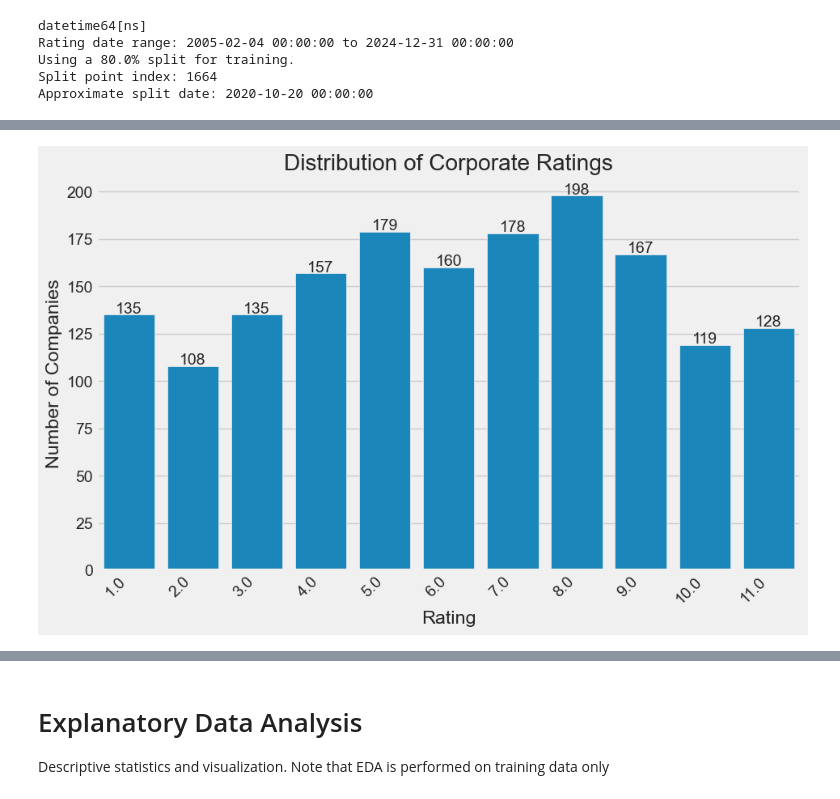
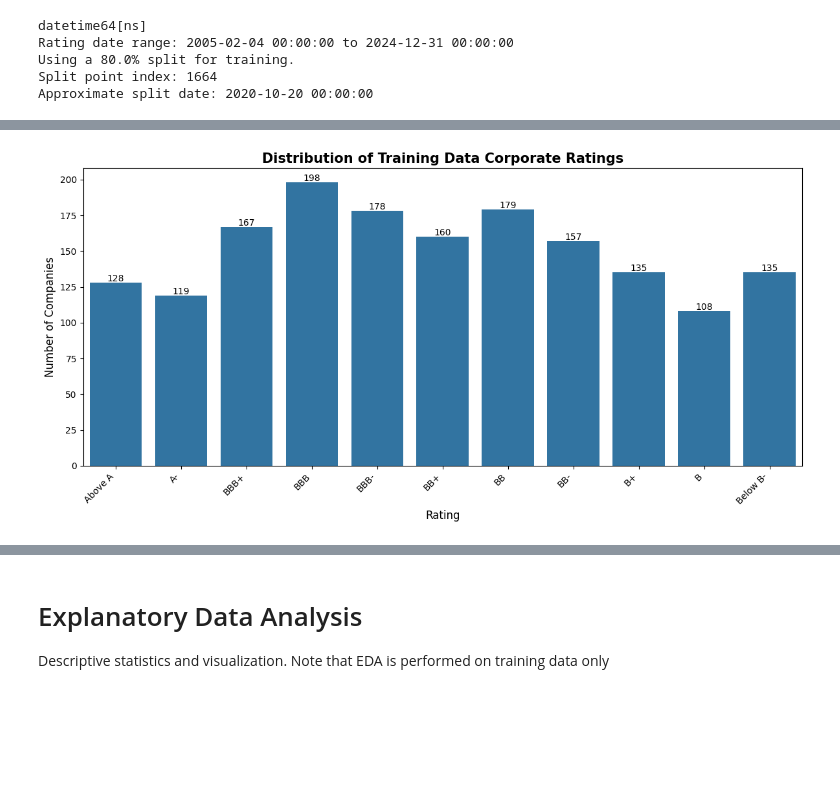
Before and after one commit to hannahchoi05/predicting-corporate-credit-ratings-using-ml-models, a Jupyter notebook: PrepareData.ipynb, the cells around one changed output, grey strips where cells are left out. Saved outputs shown, nothing was run; the diff lists cells and outputs as text; code cells hidden in the pictures; blank space fills up the shorter version.

```diff
--- a/PrepareData.ipynb
+++ b/PrepareData.ipynb
@@ -167,12 +227,14 @@ df_categorical = df_clean_copy[categorical_list]
 numerical_scaled = StandardScaler().fit_transform(df_numerical)
 
 sel = VarianceThreshold(threshold=0.01)
-sel.fit(numerical_scaled)
-selected_numerical_cols = sel.get_feature_names_out(df_numerical.columns)
+df_numerical_filtered = sel.fit_transform(df_numerical)
+selected_cols = sel.get_feature_names_out(df_numerical.columns)
+
+numerical_scaled = StandardScaler().fit_transform(df_numerical_filtered)
 
 df_scaled_numerical = pd.DataFrame(
-    numerical_scaled[:, sel.get_support()],
-    columns=selected_numerical_cols,
+    numerical_scaled,
+    columns=selected_cols,
     index=df_numerical.index
 )
 
@@ -315,35 +376,40 @@ Shape of testing target (y_test): (290,)
 2925646     8.0
 Name: Rating_Ordinal, dtype: float64
 # %%
-import seaborn as sns
-import matplotlib.pyplot as plt
 
-# Set a style for the plots
-sns.set_style("whitegrid")
-plt.style.use('fivethirtyeight')
+# Mapping numeric → merged label
+rating_group_map = {
+    11: 'Above A', 10: 'A-', 9: 'BBB+', 8: 'BBB', 7: 'BBB-',
+    6: 'BB+', 5: 'BB', 4: 'BB-', 3: 'B+', 2: 'B', 1: 'Below B-'
+}
+
+# Convert y_train to category labels
+rating_labels = y_train.map(rating_group_map)
 
 merged_rating_order = [
-    'Above A', 'A-', 'BBB+', 'BBB', 'BBB-',
-    'BB+', 'BB', 'BB-', 'B+', 'B', 'Below B-'
+    'Above A','A-','BBB+','BBB','BBB-',
+    'BB+','BB','BB-','B+','B','Below B-'
 ]
-plt.figure(figsize=(10, 6))
-# Using df_clean for plotting
-ax = sns.countplot(x='Rating_Ordinal', data=df_train)
-plt.title('Distribution of Corporate Ratings')
-plt.xlabel('Rating')
-plt.ylabel('Number of Companies')
 
-# Add counts above each bar
-for p in ax.patches:
-    ax.annotate(f'{int(p.get_height())}', (p.get_x() + p.get_width() / 2., p.get_height()),
-                ha='center', va='center', xytext=(0, 5), textcoords='offset points')
+rating_counts = rating_labels.value_counts().reindex(merged_rating_order, fill_value=0)
 
-# Rotate x-axis labels
+# Plot
+plt.figure(figsize=(12, 6))
+ax = sns.barplot(x=rating_counts.index, y=rating_counts.values)
+
+plt.title('Distribution of Training Data Corporate Ratings', fontsize=15, weight='bold')
+plt.xlabel('Rating', fontsize=12)
+plt.ylabel('Number of Companies', fontsize=12)
+
+# Add labels
+for i, v in enumerate(rating_counts.values):
+    ax.text(i, v + 1, str(v), ha='center')
+
 plt.xticks(rotation=45, ha='right')
-
+plt.tight_layout()
 plt.show()
 # %% [output]
-[figure, old version]
+[figure, new version]
 # %%
 #EDA on 2020-2021 to see if rating trends have changed
 
```
Also changed, not shown: parts of 17 cells of this notebook, 10 other files.
